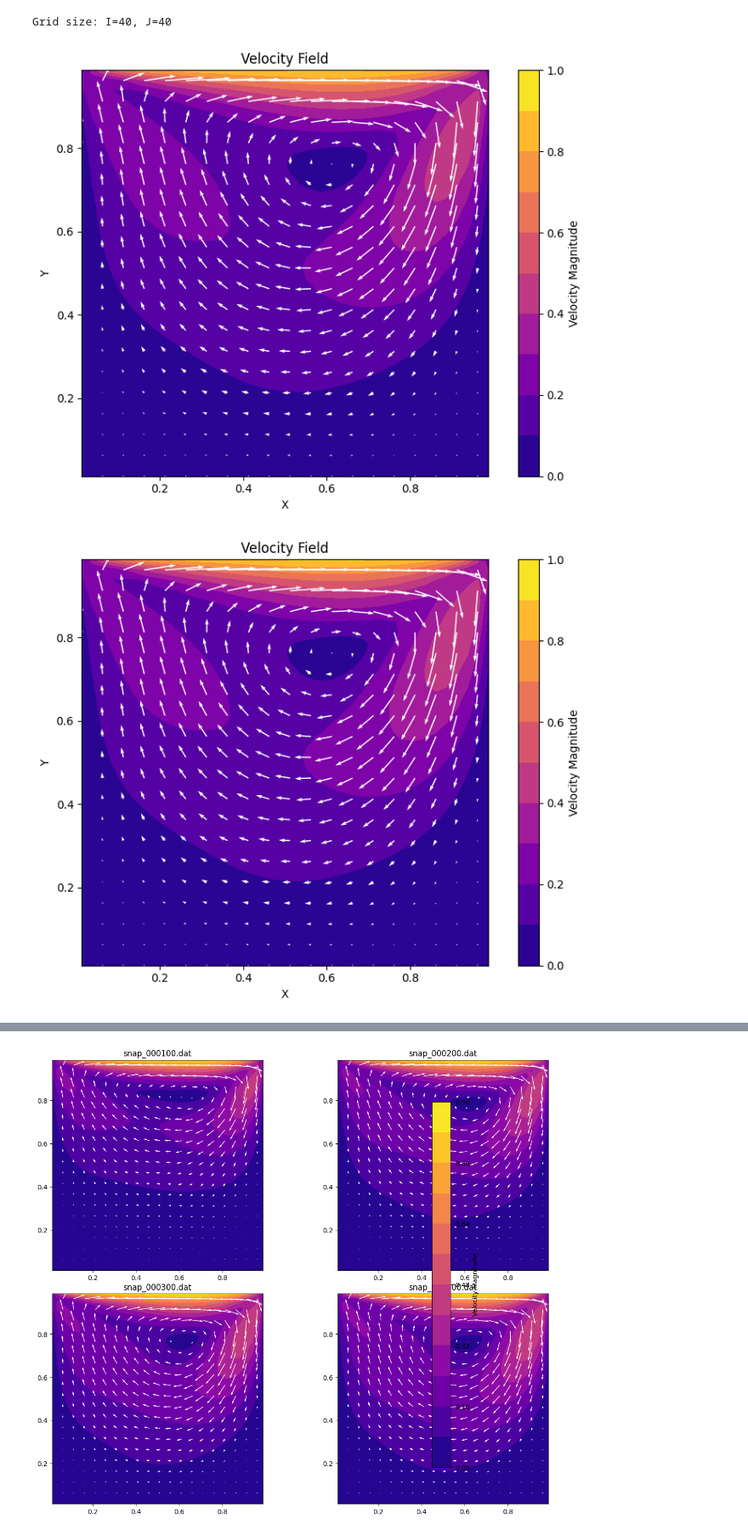
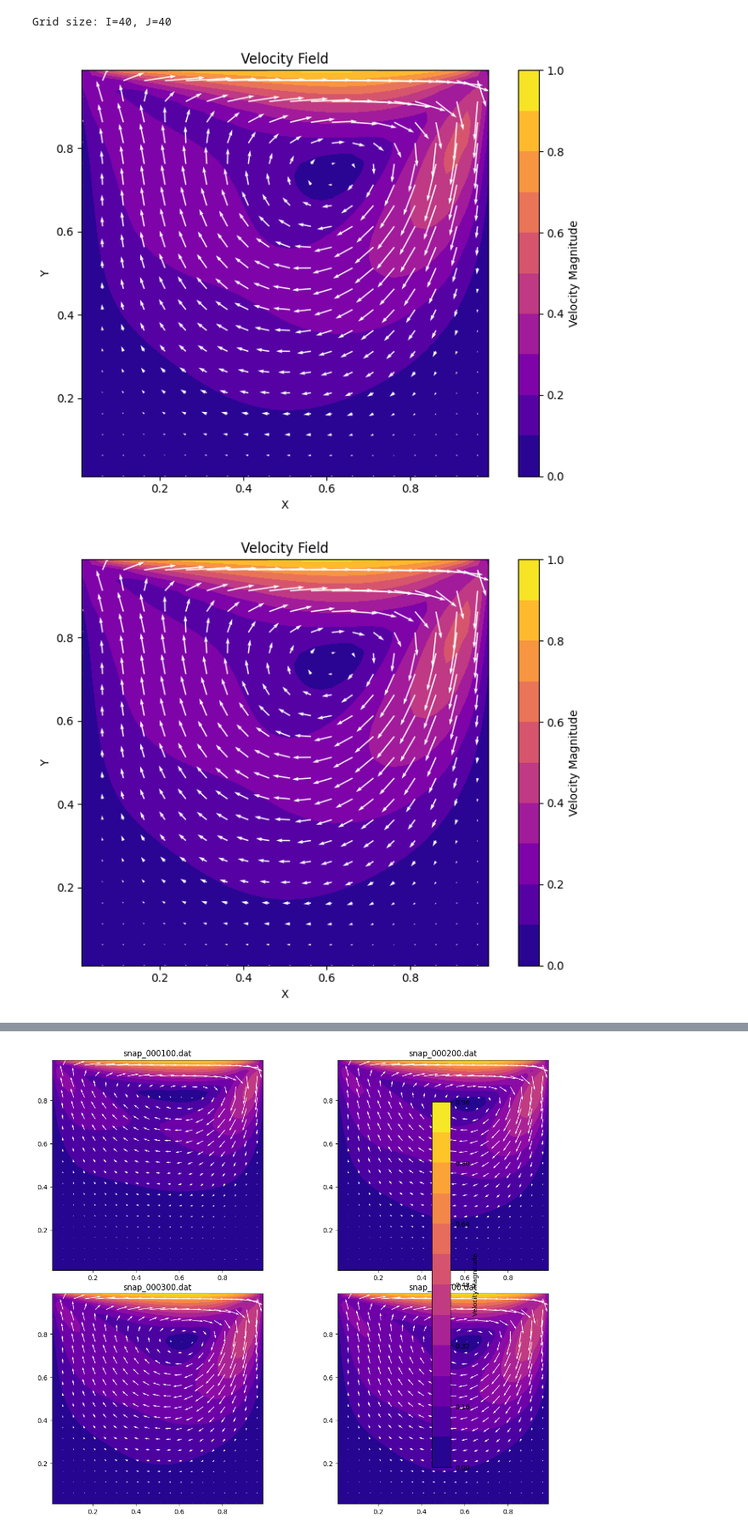
Before and after one commit to annashens/ME663-project, a Jupyter notebook: visualize.ipynb, the cells around one changed output, grey strips where cells are left out. Shown at 85% size. Drawn from its saved outputs; the diff is of its cells as text; code cells hidden in the pictures.

```diff
--- a/visualize.ipynb
+++ b/visualize.ipynb
@@ -7,6 +7,7 @@ import matplotlib.pyplot as plt
 
 filename = "case_data/0_quick2/0_result.dat"
 filename ='case_data/0_uds2/snaps/snap_000400.dat'
+filename = 'result.dat'
 # Read file
 with open(filename, "r") as f:
     lines = f.readlines()
@@ -41,34 +42,34 @@ U = df["U"].values.reshape(J, I)
 V = df["V"].values.reshape(J, I)
 
 velocity_mag = np.sqrt(U**2 + V**2)
 # --------- PLOTTING ---------
 plt.figure(figsize=(8,6))
 
 # Contour plot of velocity magnitude
 contour = plt.contourf(X, Y, velocity_mag, levels=10, cmap="plasma")
 plt.colorbar(contour, label="Velocity Magnitude")
 
 # Quiver plot (velocity vectors)
 step=2
 plt.quiver(
     X[::step, ::step],
     Y[::step, ::step],
     U[::step, ::step],
     V[::step, ::step],
     color="white",
     scale=5
 )
 
 plt.xlabel("X")
 plt.ylabel("Y")
 plt.title("Velocity Field")
 plt.gca().set_aspect('equal')
 
 plt.tight_layout()
 plt.show()
 # %% [output]
 Grid size: I=40, J=40
-[figure, old version]
+[figure, new version]
 # %%
 # --------- PLOTTING ---------
 plt.figure(figsize=(8,6))
@@ -96,7 +97,7 @@ plt.gca().set_aspect('equal')
 plt.tight_layout()
 plt.show()
 # %% [output]
-[figure, old version]
+[figure, new version]
 # %%
 # --------- PLOTTING ---------
 plt.figure(figsize=(8,6))
```
Also changed, not shown: parts of 2 cells of this notebook, 15 other files.
